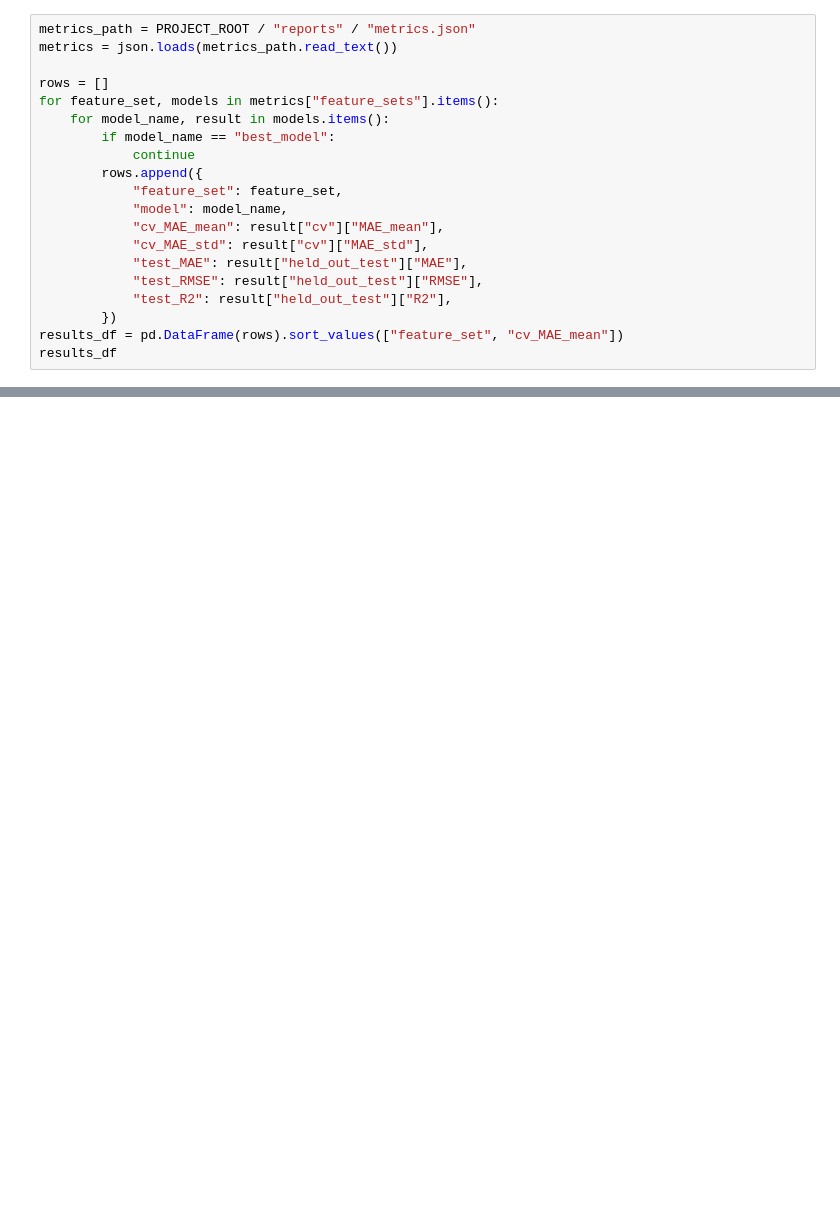
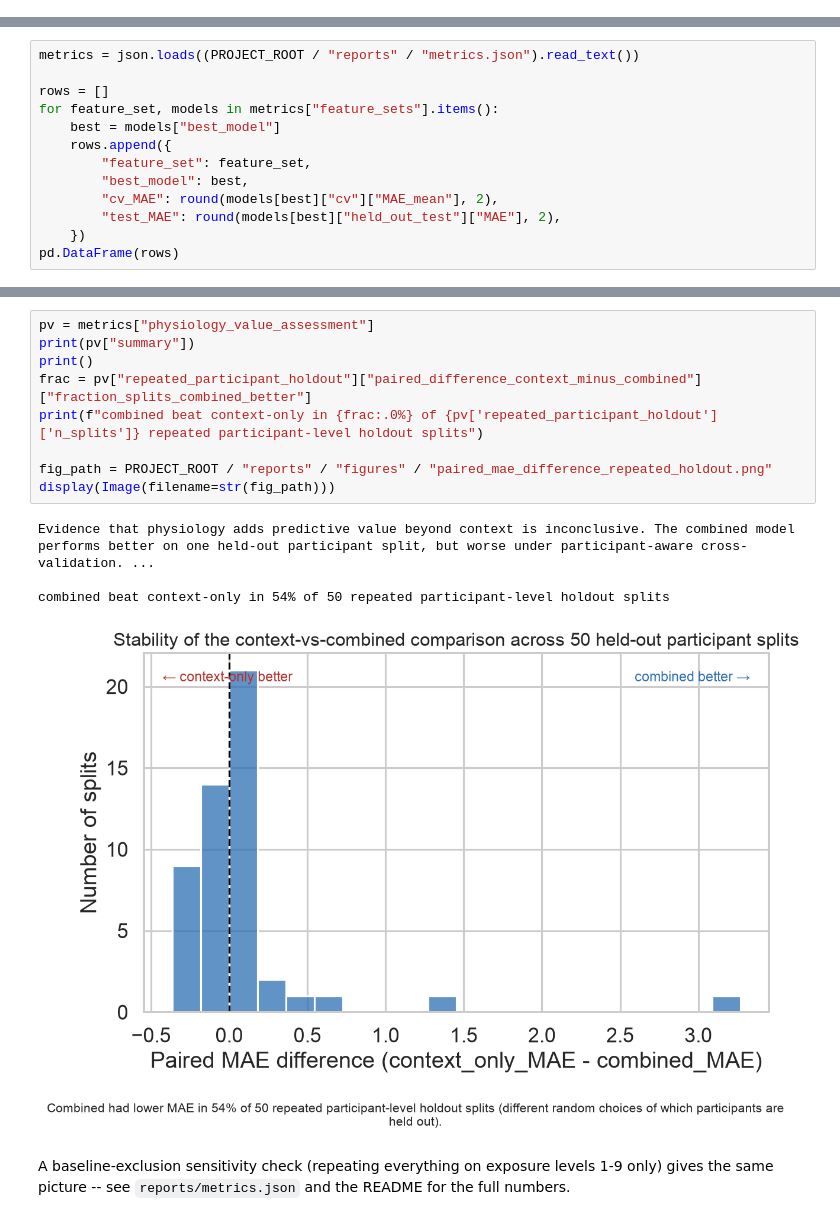
Before and after one commit to SivanJaeger/vr-fear-response-prediction, a Jupyter notebook: notebooks/01_exploration.ipynb, the cells around one changed output, grey strips where cells are left out. Saved outputs shown, nothing was run; the diff lists cells and outputs as text; blank space fills up the shorter version.

```diff
--- a/notebooks/01_exploration.ipynb
+++ b/notebooks/01_exploration.ipynb
@@ -295,20 +0,0 @@ extraction".
-# %%
-metrics_path = PROJECT_ROOT / "reports" / "metrics.json"
-metrics = json.loads(metrics_path.read_text())
-
-rows = []
-for feature_set, models in metrics["feature_sets"].items():
-    for model_name, result in models.items():
-        if model_name == "best_model":
-            continue
-        rows.append({
-            "feature_set": feature_set,
-            "model": model_name,
-            "cv_MAE_mean": result["cv"]["MAE_mean"],
-            "cv_MAE_std": result["cv"]["MAE_std"],
-            "test_MAE": result["held_out_test"]["MAE"],
-            "test_RMSE": result["held_out_test"]["RMSE"],
-            "test_R2": result["held_out_test"]["R2"],
-        })
-results_df = pd.DataFrame(rows).sort_values(["feature_set", "cv_MAE_mean"])
-results_df
@@ -415,0 +103,13 @@ floor-effect level does not change that picture (see README.md "Results").
+# %%
+metrics = json.loads((PROJECT_ROOT / "reports" / "metrics.json").read_text())
+
+rows = []
+for feature_set, models in metrics["feature_sets"].items():
+    best = models["best_model"]
+    rows.append({
+        "feature_set": feature_set,
+        "best_model": best,
+        "cv_MAE": round(models[best]["cv"]["MAE_mean"], 2),
+        "test_MAE": round(models[best]["held_out_test"]["MAE"], 2),
+    })
+pd.DataFrame(rows)
@@ -415,0 +121,18 @@ floor-effect level does not change that picture (see README.md "Results").
+# %%
+pv = metrics["physiology_value_assessment"]
+print(pv["summary"])
+print()
+frac = pv["repeated_participant_holdout"]["paired_difference_context_minus_combined"]["fraction_splits_combined_better"]
+print(f"combined beat context-only in {frac:.0%} of {pv['repeated_participant_holdout']['n_splits']} repeated participant-level holdout splits")
+
+fig_path = PROJECT_ROOT / "reports" / "figures" / "paired_mae_difference_repeated_holdout.png"
+display(Image(filename=str(fig_path)))
+# %% [output]
+Evidence that physiology adds predictive value beyond context is inconclusive. The combined model performs better on one held-out participant split, but worse under participant-aware cross-validation. ...
+
+combined beat context-only in 54% of 50 repeated participant-level holdout splits
+[figure, added]
+# %% [markdown]
+A baseline-exclusion sensitivity check (repeating everything on exposure levels 1-9
+only) gives the same picture -- see `reports/metrics.json` and the README for the full
+numbers.
```
Also changed, not shown: parts of 50 cells of this notebook, 32 other files.
